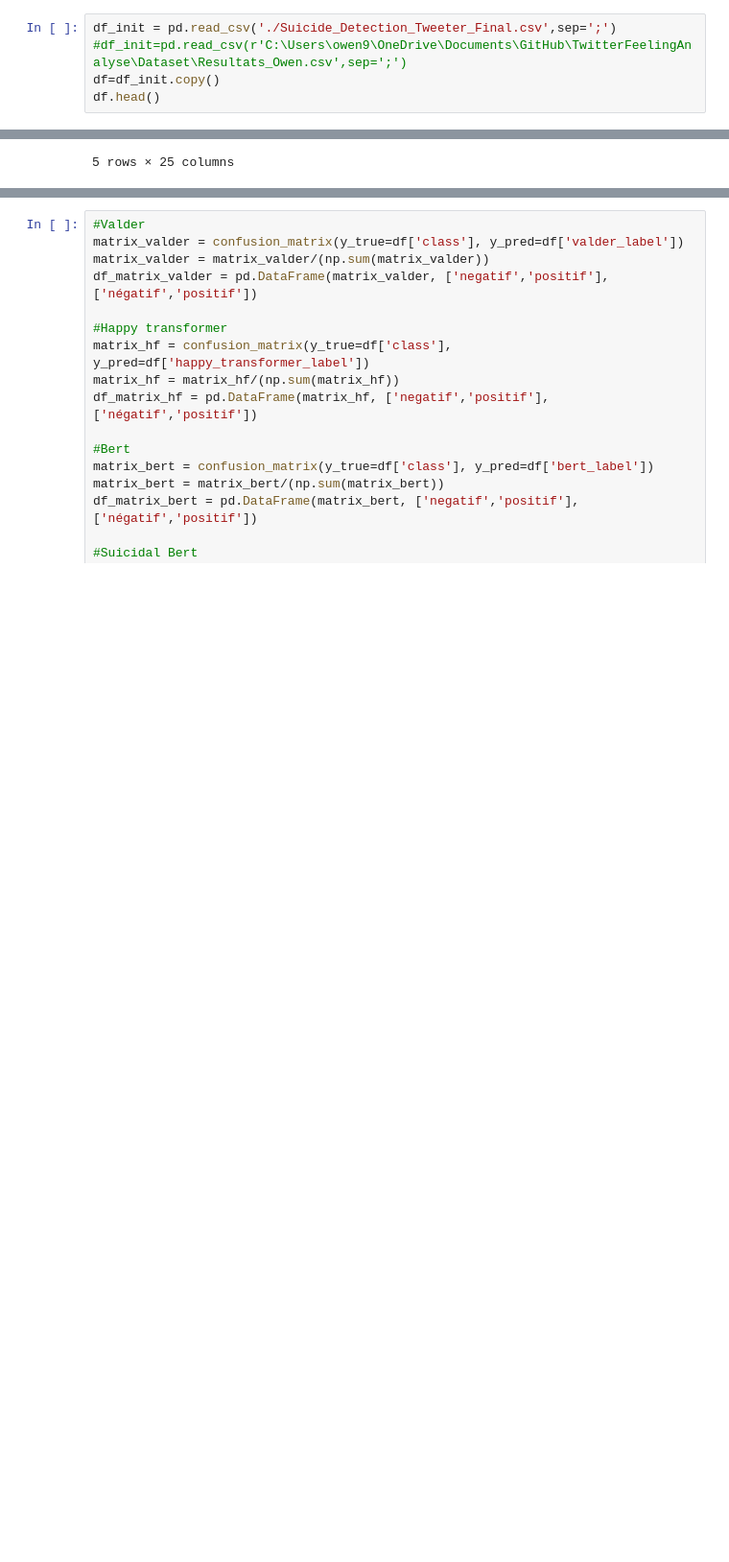
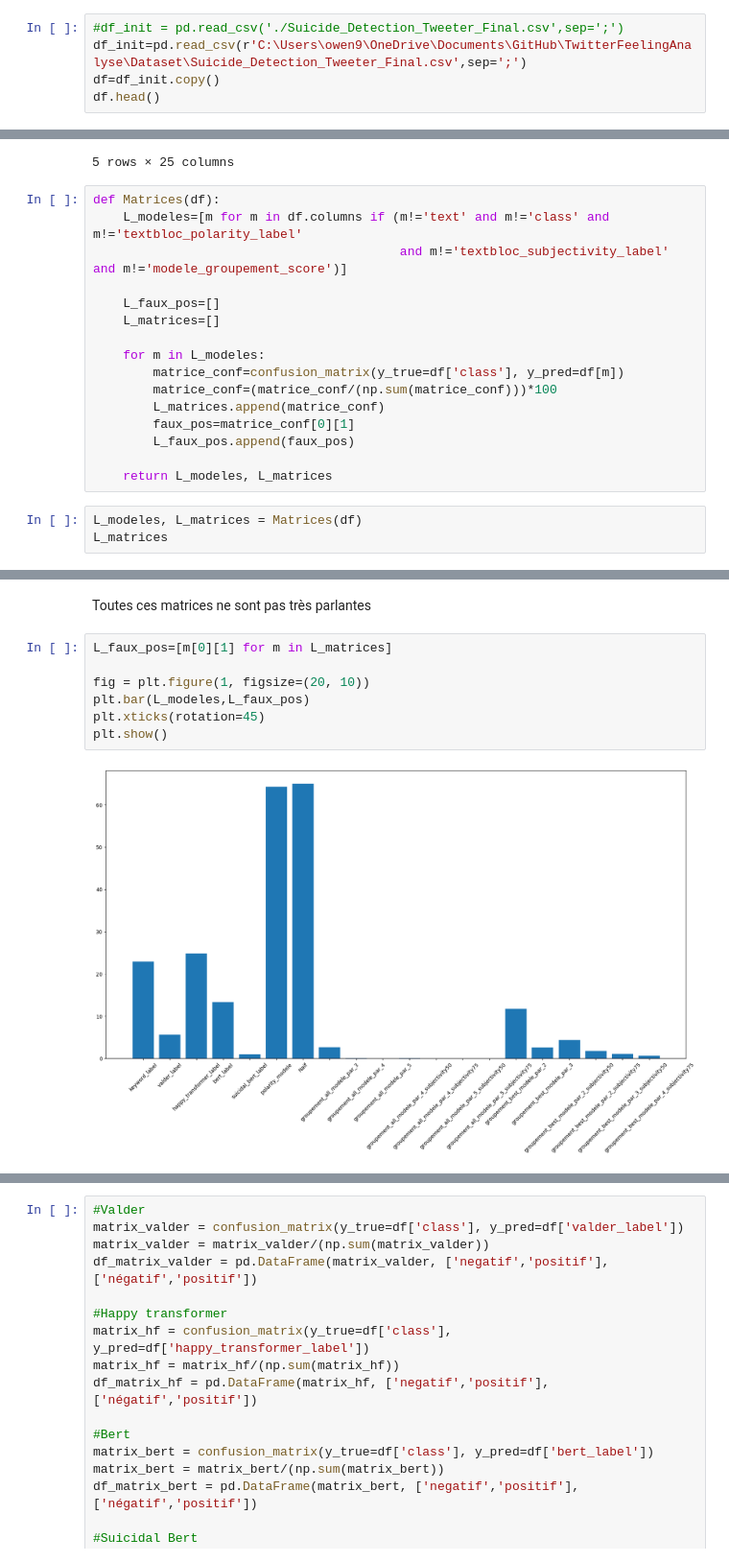
Before and after one commit to Pierre-Portfolio/TwitterFeelingAnalyse, a Jupyter notebook: Livrables/Code/Pierre.ipynb, the cells around one changed output, grey strips where cells are left out. Shown at 96% size. Cells and saved outputs as stored; diff of their text form; blank space fills up the shorter version.

Commit message:
Travail sur la définition du meilleure modèle
comparaison faux positif

```diff
--- a/Livrables/Code/Pierre.ipynb
+++ b/Livrables/Code/Pierre.ipynb
@@ -371,8 +367,8 @@ df.to_csv('./Suicide_Detection_Tweeter_Final.csv', index=False, sep=';')
 # %% [markdown]
 # Matrice de confusion
 # %%
-df_init = pd.read_csv('./Suicide_Detection_Tweeter_Final.csv',sep=';')
-#df_init=pd.read_csv(r'C:\Users\owen9\OneDrive\Documents\GitHub\TwitterFeelingAnalyse\Dataset\Resultats_Owen.csv',sep=';')
+#df_init = pd.read_csv('./Suicide_Detection_Tweeter_Final.csv',sep=';')
+df_init=pd.read_csv(r'C:\Users\owen9\OneDrive\Documents\GitHub\TwitterFeelingAnalyse\Dataset\Suicide_Detection_Tweeter_Final.csv',sep=';')
 df=df_init.copy()
 df.head()
 # %% [output]
@@ -383,3 +379,22 @@ df.head()
 | 3 | why do i destroy all my opportuni... | 1 | Negatif | 1 | -0.228125 | 0.571875 | ... |
 | 4 | u understand what the fuck im doi... | 1 | Negatif | 1 | -0.450000 | 0.750000 | ... |
 5 rows × 25 columns
+# %%
+def Matrices(df):
+    L_modeles=[m for m in df.columns if (m!='text' and m!='class' and m!='textbloc_polarity_label'
+                                         and m!='textbloc_subjectivity_label' and m!='modele_groupement_score')]
+
+    L_faux_pos=[]
+    L_matrices=[]
+
+    for m in L_modeles:
+        matrice_conf=confusion_matrix(y_true=df['class'], y_pred=df[m])
+        matrice_conf=(matrice_conf/(np.sum(matrice_conf)))*100
+        L_matrices.append(matrice_conf)
+        faux_pos=matrice_conf[0][1]
+        L_faux_pos.append(faux_pos)
+
+    return L_modeles, L_matrices
+# %%
+L_modeles, L_matrices = Matrices(df)
+L_matrices
@@ -385,0 +419,11 @@ df.head()
+# %% [markdown]
+Toutes ces matrices ne sont pas très parlantes
+# %%
+L_faux_pos=[m[0][1] for m in L_matrices]
+
+fig = plt.figure(1, figsize=(20, 10))
+plt.bar(L_modeles,L_faux_pos)
+plt.xticks(rotation=45)
+plt.show()
+# %% [output]
+[figure, added]
```
Also changed, not shown: parts of 12 cells of this notebook, 1 other file.
